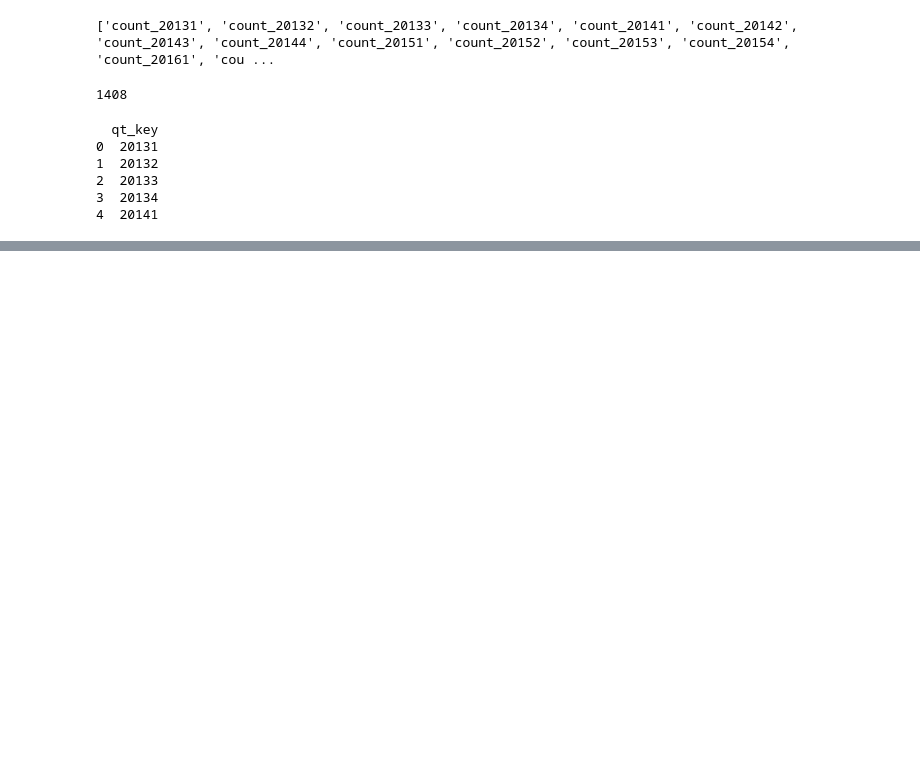
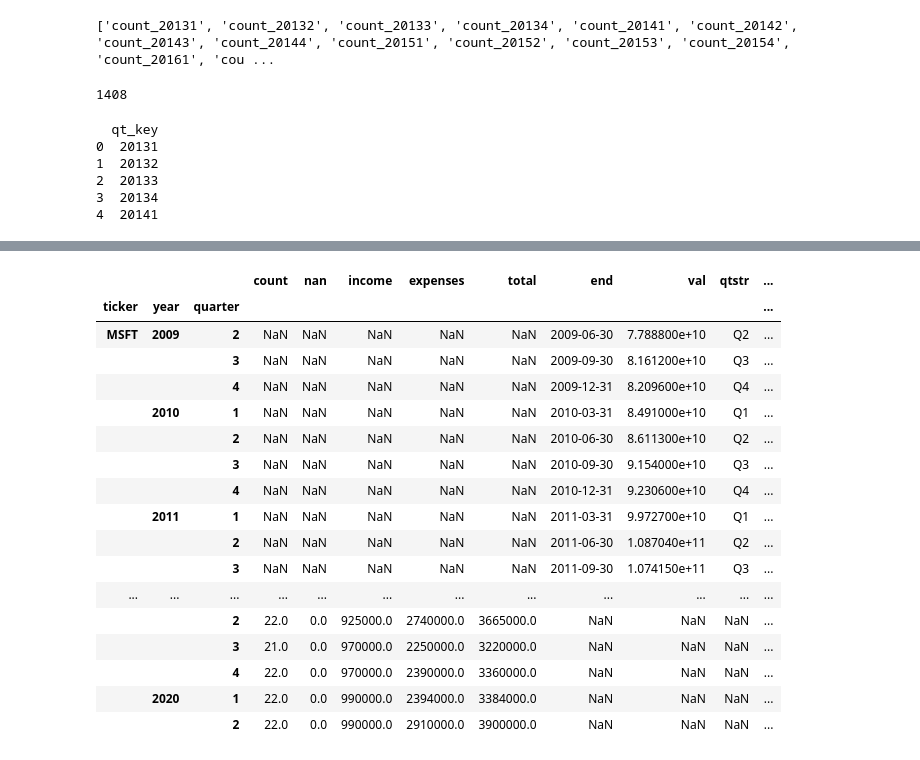
Before and after one commit to edwarddramirez/lobbying-market, a Jupyter notebook: lobbying_eda/combine-lda-market.ipynb, the cells around one changed output, grey strips where cells are left out. Saved outputs shown, nothing was run; the diff lists cells and outputs as text; code cells hidden in the pictures; blank space fills up the shorter version.

```diff
--- a/lobbying_eda/combine-lda-market.ipynb
+++ b/lobbying_eda/combine-lda-market.ipynb
@@ -186,0 +104,3 @@ company_df_dict['MSFT'].head()
+# %%
+for key in lobby_by_company.index:
+    df_lobby_all.loc[key,:,:]=make_df_from_ticker(key)
@@ -186,0 +111,3 @@ company_df_dict['MSFT'].head()
+# %%
+assests_df= pd.read_pickle('data_processing/opensecrets_lobbying_scrape/lobbying_assets.pkl')
+assests_df.set_index('ticker',inplace=True)
@@ -186,0 +184,4 @@ company_df_dict['MSFT'].head()
+# %%
+indexed_assets_df=pd.DataFrame()
+for key in assests_df.index:
+    indexed_assets_df=pd.concat([indexed_assets_df,index_merged_summary(key)])
@@ -186,0 +194,23 @@ company_df_dict['MSFT'].head()
+# %%
+df1= get.head(30)
+df2= indexed_assets_df.head(30)
+df1.merge(df2, left_index=True, right_index=True, how='outer')
+# %% [output]
+|  |  |  | count | nan | income | expenses | total | end | val | qtstr | ... |
+| ticker | year | quarter |  |  |  |  |  |  |  |  | ... |
+| MSFT | 2009 | 2 | NaN | NaN | NaN | NaN | NaN | 2009-06-30 | 7.788800e+10 | Q2 | ... |
+|  |  | 3 | NaN | NaN | NaN | NaN | NaN | 2009-09-30 | 8.161200e+10 | Q3 | ... |
+|  |  | 4 | NaN | NaN | NaN | NaN | NaN | 2009-12-31 | 8.209600e+10 | Q4 | ... |
+|  | 2010 | 1 | NaN | NaN | NaN | NaN | NaN | 2010-03-31 | 8.491000e+10 | Q1 | ... |
+|  |  | 2 | NaN | NaN | NaN | NaN | NaN | 2010-06-30 | 8.611300e+10 | Q2 | ... |
+|  |  | 3 | NaN | NaN | NaN | NaN | NaN | 2010-09-30 | 9.154000e+10 | Q3 | ... |
+|  |  | 4 | NaN | NaN | NaN | NaN | NaN | 2010-12-31 | 9.230600e+10 | Q4 | ... |
+|  | 2011 | 1 | NaN | NaN | NaN | NaN | NaN | 2011-03-31 | 9.972700e+10 | Q1 | ... |
+|  |  | 2 | NaN | NaN | NaN | NaN | NaN | 2011-06-30 | 1.087040e+11 | Q2 | ... |
+|  |  | 3 | NaN | NaN | NaN | NaN | NaN | 2011-09-30 | 1.074150e+11 | Q3 | ... |
+| ... | ... | ... | ... | ... | ... | ... | ... | ... | ... | ... | ... |
+|  |  | 2 | 22.0 | 0.0 | 925000.0 | 2740000.0 | 3665000.0 | NaN | NaN | NaN | ... |
+|  |  | 3 | 21.0 | 0.0 | 970000.0 | 2250000.0 | 3220000.0 | NaN | NaN | NaN | ... |
+|  |  | 4 | 22.0 | 0.0 | 970000.0 | 2390000.0 | 3360000.0 | NaN | NaN | NaN | ... |
+|  | 2020 | 1 | 22.0 | 0.0 | 990000.0 | 2394000.0 | 3384000.0 | NaN | NaN | NaN | ... |
+|  |  | 2 | 22.0 | 0.0 | 990000.0 | 2910000.0 | 3900000.0 | NaN | NaN | NaN | ... |
```
Also changed, not shown: parts of 52 cells of this notebook, 2 other files.
